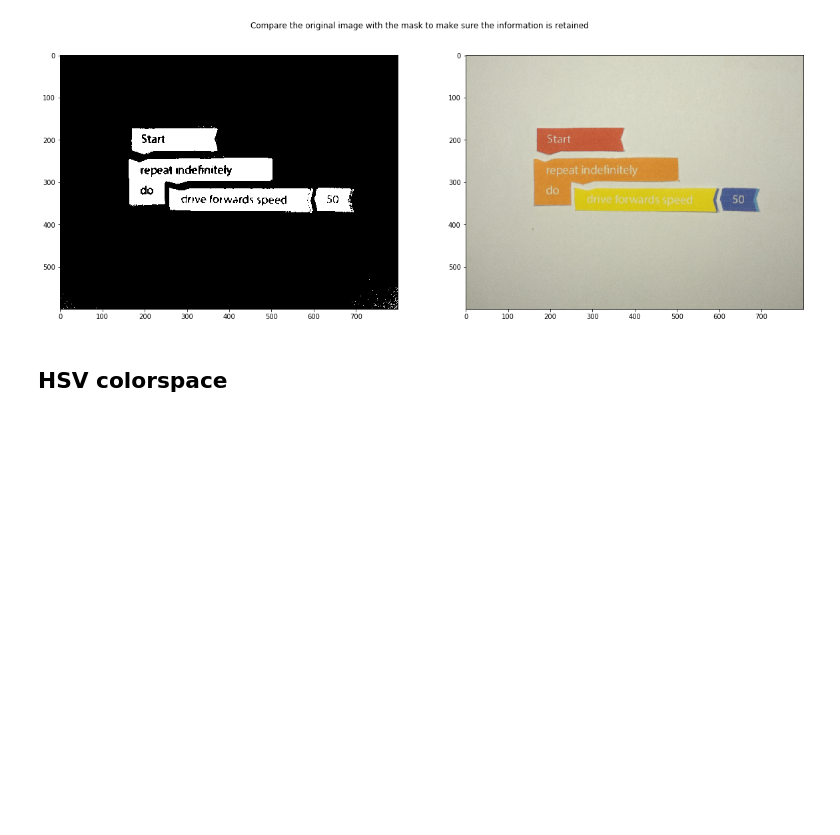
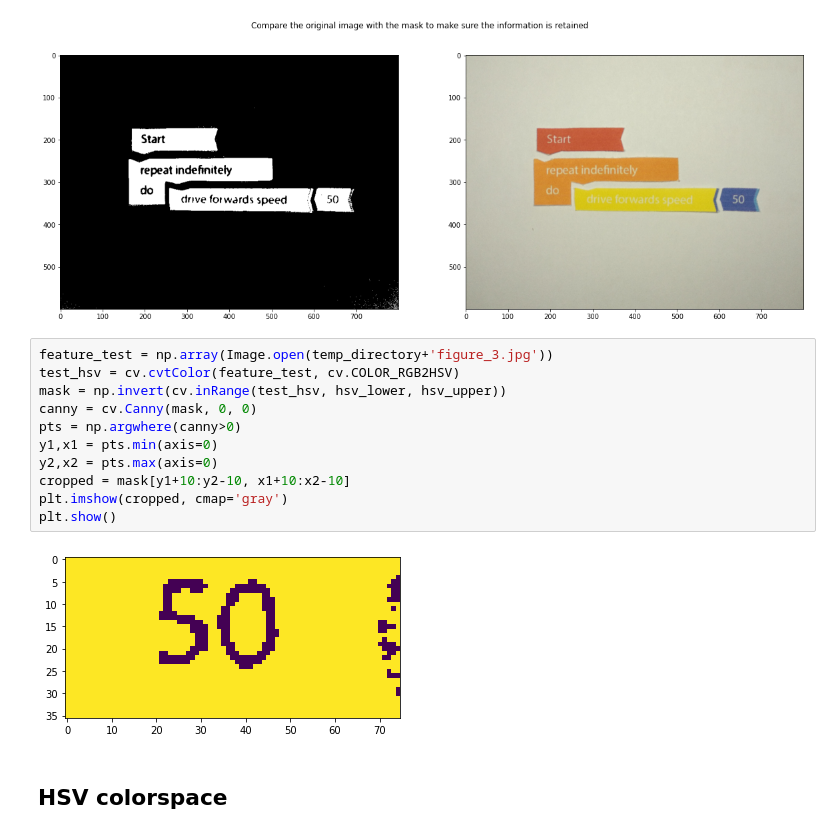
Before and after one commit to VasilisPoulos/tangibles-recognition, a Jupyter notebook: white-mask-hsv-results.ipynb, the cells around one changed output. Cells and saved outputs as stored; diff of their text form; blank space fills up the shorter version.

```diff
--- a/white-mask-hsv-results.ipynb
+++ b/white-mask-hsv-results.ipynb
@@ -45,6 +45,19 @@ fig.show()
 # case with morphological transformations with no reliable results from Tesseract.
 # %% [output]
 [figure]
+# %%
+feature_test = np.array(Image.open(temp_directory+'figure_3.jpg'))
+test_hsv = cv.cvtColor(feature_test, cv.COLOR_RGB2HSV)
+mask = np.invert(cv.inRange(test_hsv, hsv_lower, hsv_upper))
+canny = cv.Canny(mask, 0, 0)
+pts = np.argwhere(canny>0)
+y1,x1 = pts.min(axis=0)
+y2,x2 = pts.max(axis=0)
+cropped = mask[y1+10:y2-10, x1+10:x2-10]
+plt.imshow(cropped, cmap='gray')
+plt.show()
+# %% [output]
+[figure, added]
 # %% [markdown]
 ## HSV colorspace
 # %%
```
Also changed, not shown: parts of 1 cell of this notebook, 2 other files.
